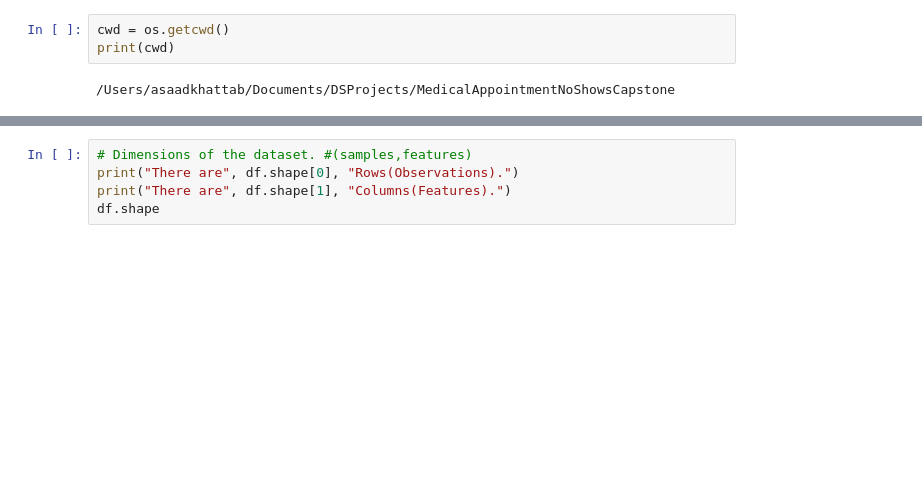
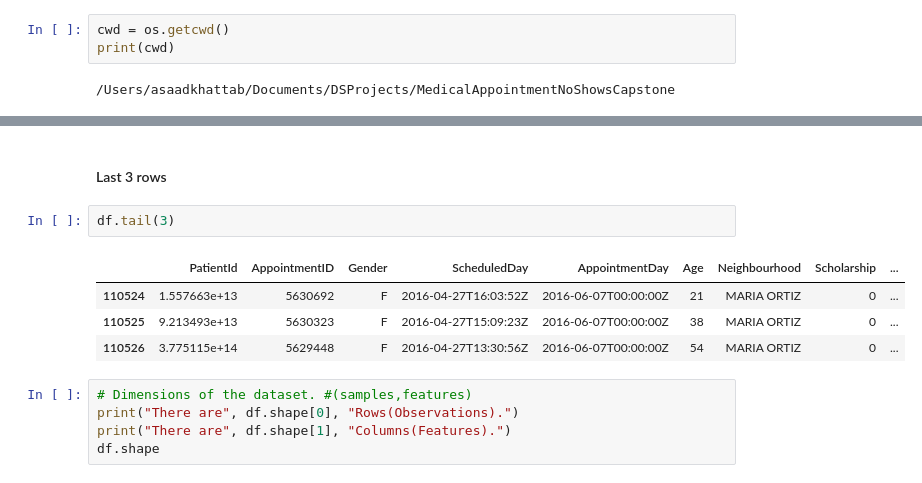
Before and after one commit to asaadkhattab/MedicalAppointmentNoShowsCapstone, a Jupyter notebook: 2_DataWrangling.ipynb, the cells around one changed output, grey strips where cells are left out. Cells and saved outputs as stored; diff of their text form; blank space fills up the shorter version.

```diff
--- a/2_DataWrangling.ipynb
+++ b/2_DataWrangling.ipynb
@@ -80,3 +86,12 @@ df.head()
+# %% [markdown]
+#### Last 3 rows
+# %%
+df.tail(3)
+# %% [output]
+|  | PatientId | AppointmentID | Gender | ScheduledDay | AppointmentDay | Age | Neighbourhood | Scholarship | ... |
+| 110524 | 1.557663e+13 | 5630692 | F | 2016-04-27T16:03:52Z | 2016-06-07T00:00:00Z | 21 | MARIA ORTIZ | 0 | ... |
+| 110525 | 9.213493e+13 | 5630323 | F | 2016-04-27T15:09:23Z | 2016-06-07T00:00:00Z | 38 | MARIA ORTIZ | 0 | ... |
+| 110526 | 3.775115e+14 | 5629448 | F | 2016-04-27T13:30:56Z | 2016-06-07T00:00:00Z | 54 | MARIA ORTIZ | 0 | ... |
 # %%
 # Dimensions of the dataset. #(samples,features)
 print("There are", df.shape[0], "Rows(Observations).")
```
Also changed, not shown: parts of 27 cells of this notebook.
